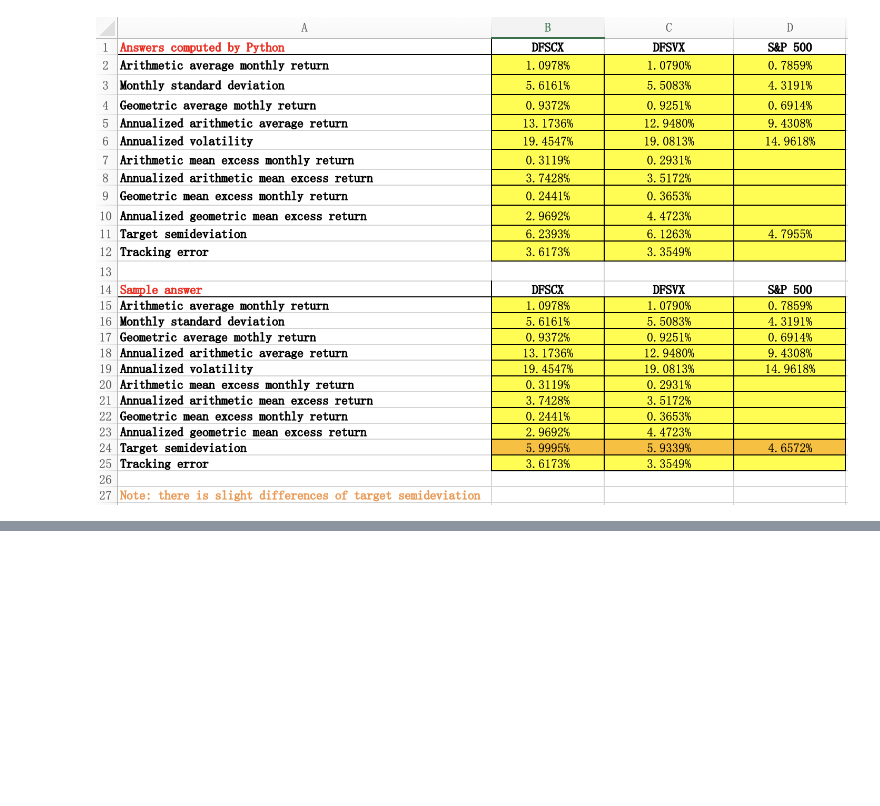
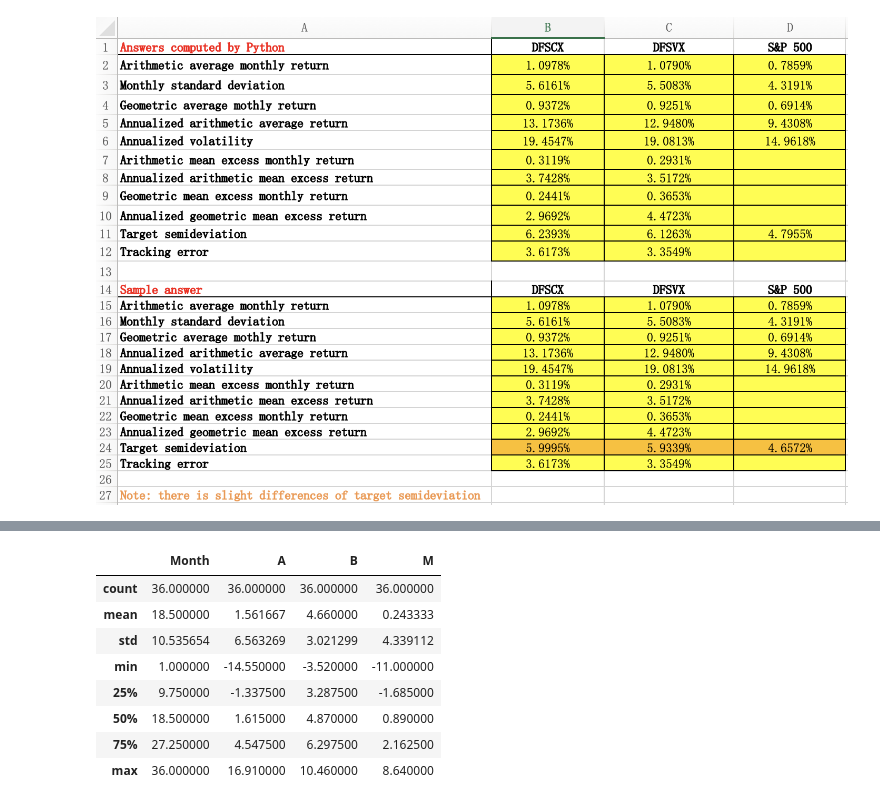
Before and after one commit to darrenhdc/Portfolio-Performance-Benchmarking, a Jupyter notebook: Portfolio_Analysis.ipynb, the cells around one changed output, grey strips where cells are left out. Saved outputs shown, nothing was run; the diff lists cells and outputs as text; code cells hidden in the pictures; blank space fills up the shorter version.

```diff
--- a/Portfolio_Benchmarking.ipynb
+++ b/Portfolio_Analysis.ipynb
@@ -220,0 +254,13 @@ Image("./answers.png")
+# %%
+# Excess Returns over the risk free rate!
+df.describe()
+# %% [output]
+|  | Month | A | B | M |
+| count | 36.000000 | 36.000000 | 36.000000 | 36.000000 |
+| mean | 18.500000 | 1.561667 | 4.660000 | 0.243333 |
+| std | 10.535654 | 6.563269 | 3.021299 | 4.339112 |
+| min | 1.000000 | -14.550000 | -3.520000 | -11.000000 |
+| 25% | 9.750000 | -1.337500 | 3.287500 | -1.685000 |
+| 50% | 18.500000 | 1.615000 | 4.870000 | 0.890000 |
+| 75% | 27.250000 | 4.547500 | 6.297500 | 2.162500 |
+| max | 36.000000 | 16.910000 | 10.460000 | 8.640000 |
```
Also changed, not shown: parts of 9 cells of this notebook, 1 other file.
